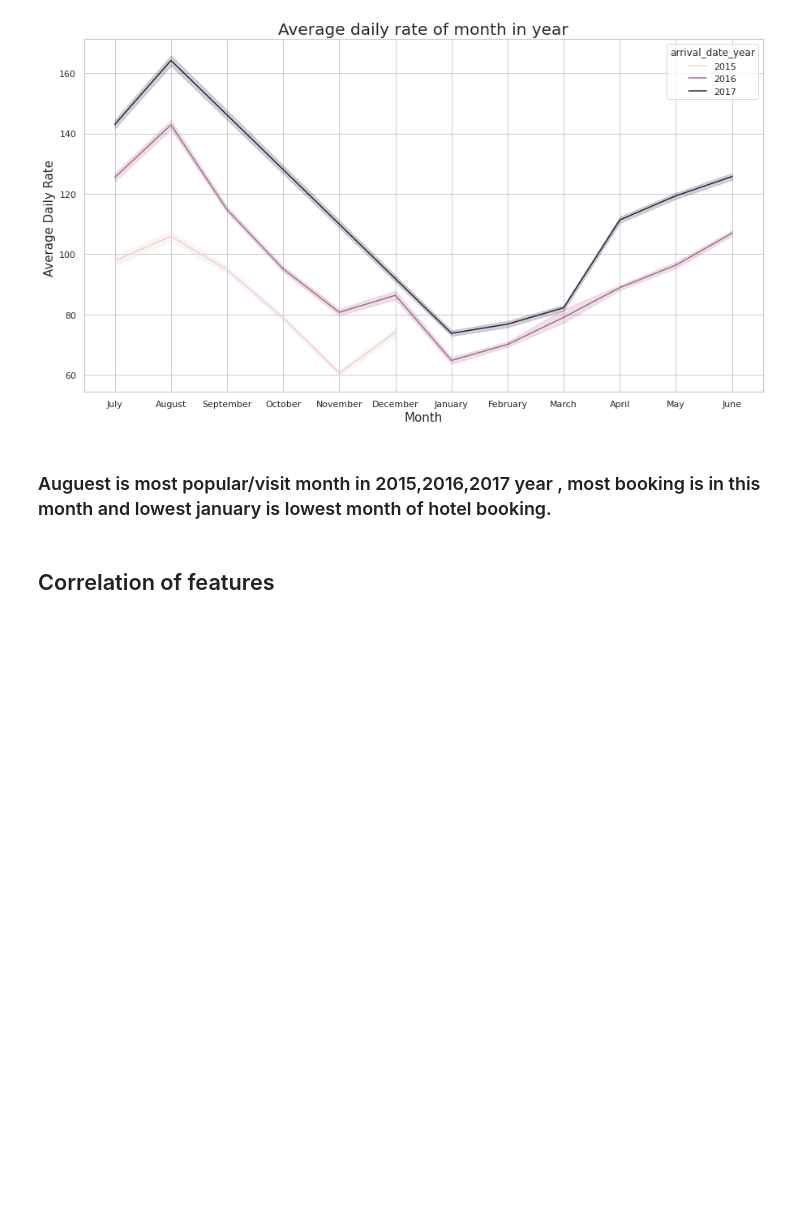
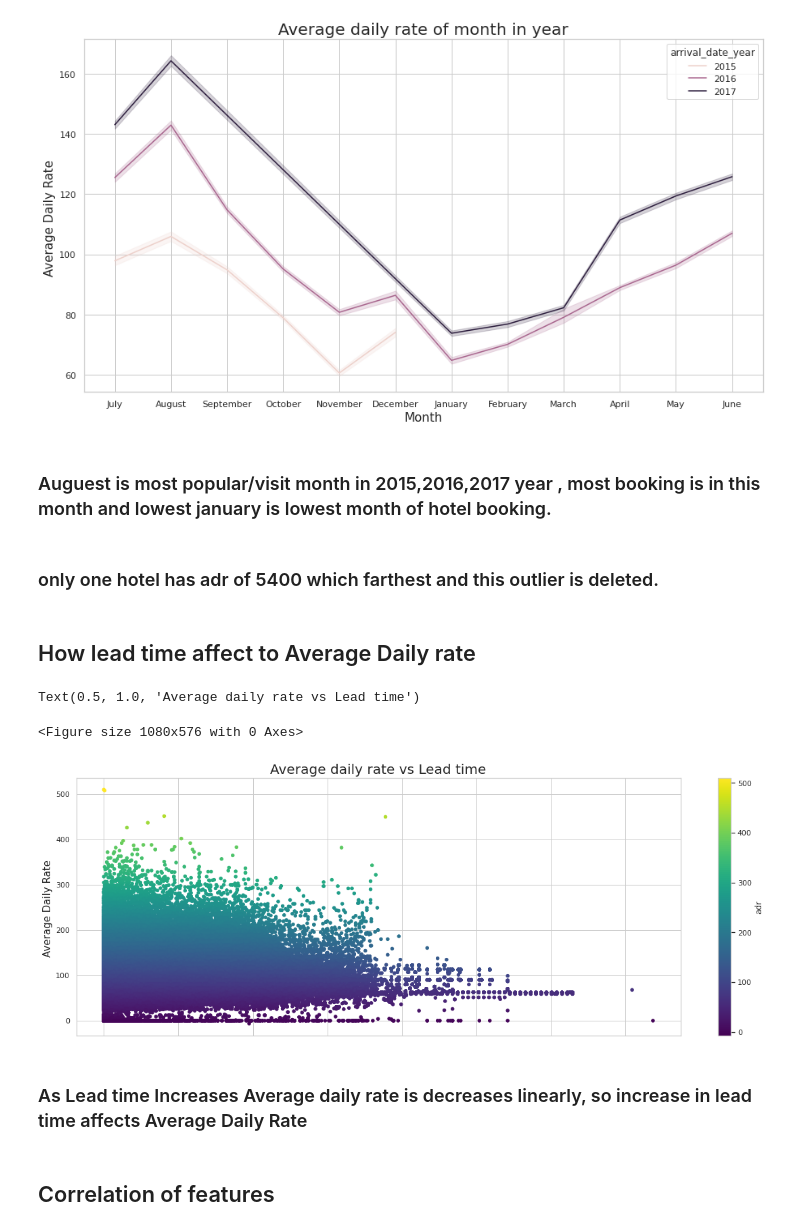
Before and after one commit to milanajudiya/Hotel_Booking_Analysis, a Jupyter notebook: Hotel_Booking_Analysis.ipynb, the cells around one changed output. Cells and saved outputs as stored; diff of their text form; code cells hidden in the pictures; blank space fills up the shorter version.

```diff
--- a/Hotel_Booking_Analysis.ipynb
+++ b/Hotel_Booking_Analysis.ipynb
@@ -584,6 +619,26 @@ Text(0.5, 1.0, 'Average daily rate of month in year')
 [figure]
 # %% [markdown]
 ### Auguest is most popular/visit month in 2015,2016,2017 year , most booking is in this month and lowest january is lowest month of hotel booking.
+# %%
+df_hotel.drop(48515,inplace=True)
+# %% [markdown]
+### only one hotel has adr of 5400 which farthest and this outlier is deleted.
+# %% [markdown]
+## How lead time affect to Average Daily rate
+# %%
+plt.rcParams['figure.figsize'] = [20, 7]
+plt.figure(figsize=(15,8))
+sns.set_theme(style="whitegrid")
+ax=df_hotel.plot.scatter(x="lead_time",y="adr", c='adr',colormap='viridis')
+plt.xlabel("Lead time",size=15)
+plt.ylabel("Average Daily Rate ",size=15)
+plt.title("Average daily rate vs Lead time",size=20)
+# %% [output]
+Text(0.5, 1.0, 'Average daily rate vs Lead time')
+<Figure size 1080x576 with 0 Axes>
+[figure, added]
+# %% [markdown]
+### As Lead time Increases Average daily rate is decreases linearly, so increase in lead time affects Average Daily Rate
 # %% [markdown]
 ## Correlation of features
 # %%
```
Also changed, not shown: parts of 4 cells of this notebook.
